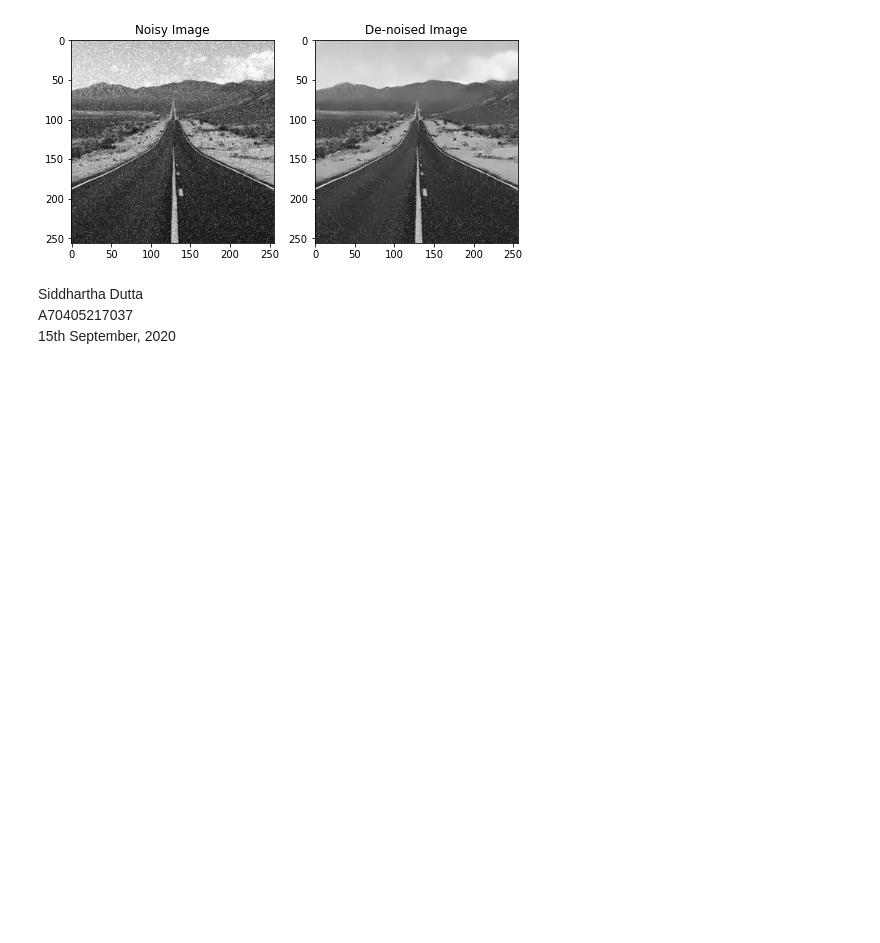
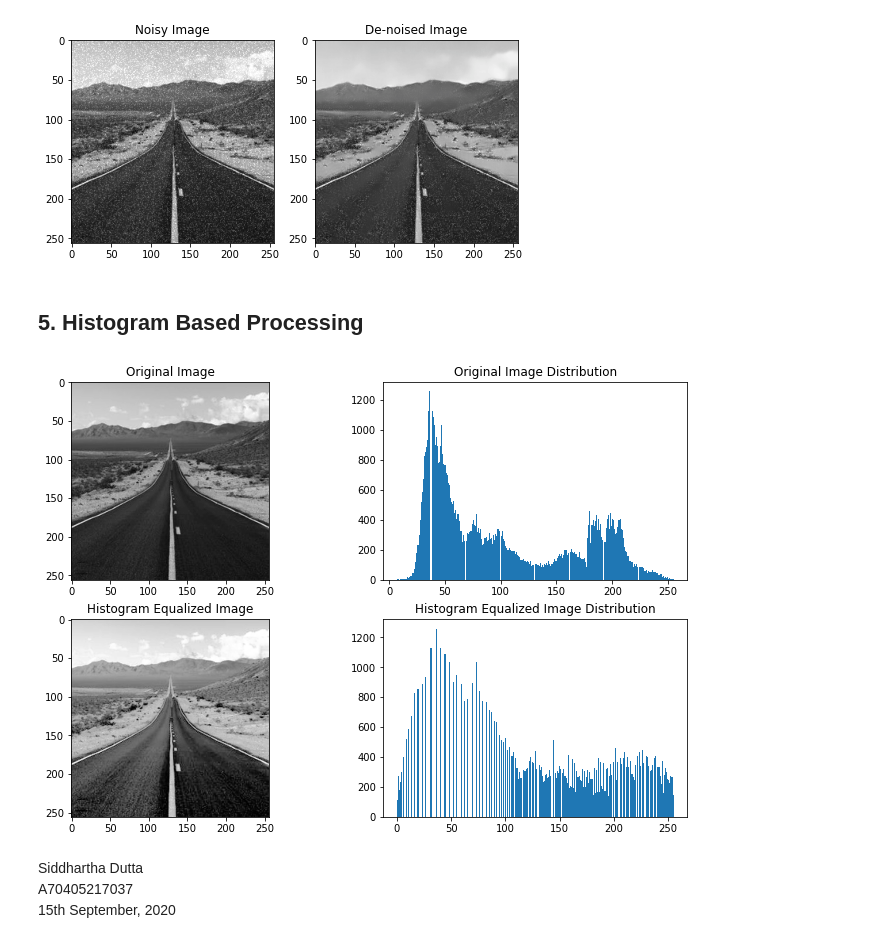
Before and after one commit to siddharthapdutta/DIP-Lab-Sem7, a Jupyter notebook: Exp 5 - Implementation of Image Enhancement Methods (Spatial & Frequency Domain).ipynb, the cells around one changed output. Drawn from its saved outputs; the diff is of its cells as text; code cells hidden in the pictures; blank space fills up the shorter version.

```diff
--- a/Exp 5 - Implementation of Image Enhancement Methods (Spatial & Frequency Domain).ipynb
+++ b/Exp 5 - Implementation of Image Enhancement Methods (Spatial & Frequency Domain).ipynb
@@ -135,6 +143,29 @@ ax2.imshow(denoised, cmap='gray')
 ax2.title.set_text('De-noised Image')
 # %% [output]
 [figure]
+# %% [markdown]
+## 5. Histogram Based Processing
+# %%
+# Performing Histogram Equalization
+equal_hist = cv2.equalizeHist(image)
+
+# Displaying Results
+fig = plt.figure(figsize=(12, 8))
+ax1 = fig.add_subplot(221)
+ax2 = fig.add_subplot(222)
+ax3 = fig.add_subplot(223)
+ax4 = fig.add_subplot(224)
+
+ax1.imshow(image, cmap='gray')
+ax1.title.set_text('Original Image')
+ax2.hist(image.ravel(), bins=256)
+ax2.title.set_text('Original Image Distribution')
+ax3.imshow(equal_hist, cmap='gray')
+ax3.title.set_text('Histogram Equalized Image')
+ax4.hist(equal_hist.ravel(), bins=256)
+ax4.title.set_text('Histogram Equalized Image Distribution')
+# %% [output]
+[figure, added]
 # %% [markdown]
 Siddhartha Dutta<br>
 A70405217037<br>
```
Also changed, not shown: parts of 5 cells of this notebook.
